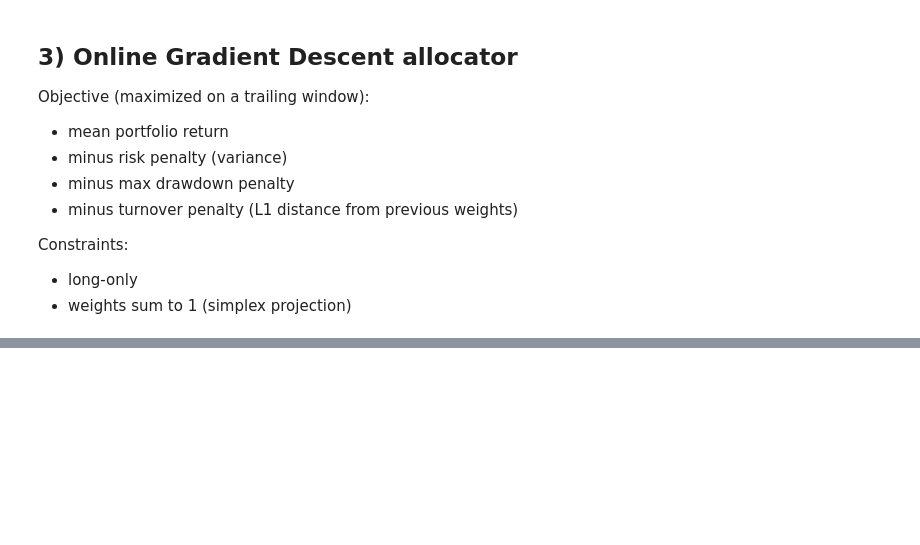
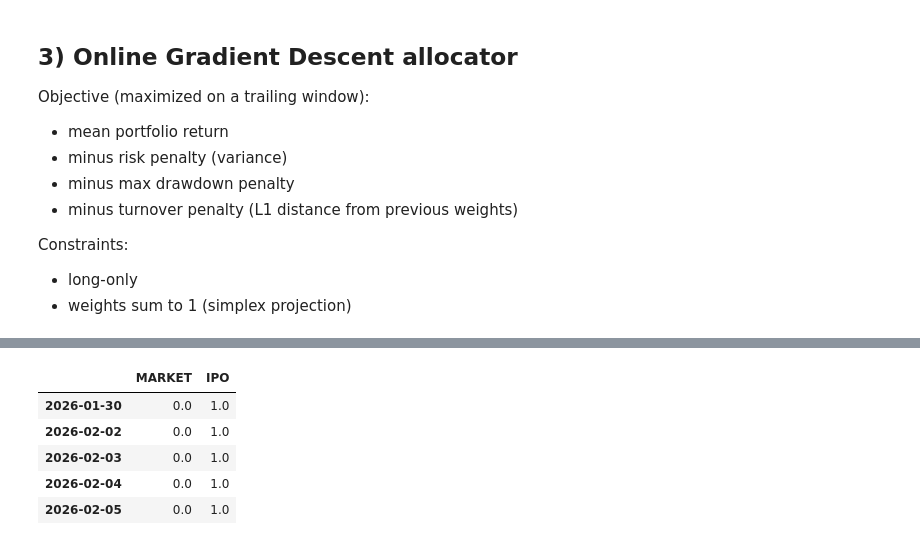
Before and after one commit to shivani9298/STAT-4830-OSO, a Jupyter notebook: Stock_vs_IPO_Online_OGD_Portfolio_Optimizer.ipynb, the cells around one changed output, grey strips where cells are left out. Drawn from its saved outputs; the diff is of its cells as text; code cells hidden in the pictures; blank space fills up the shorter version.

```diff
--- a/Stock_vs_IPO_Online_OGD_Portfolio_Optimizer.ipynb
+++ b/Stock_vs_IPO_Online_OGD_Portfolio_Optimizer.ipynb
@@ -239,22 +255,36 @@ rets.head()
 # %%
-# Walk-forward optimization
+# 4.1 Walk-forward optimization on `rets` (from cell above)
+
+if rets.shape[1] != 2:
+    raise ValueError(f"`rets` should have exactly 2 return columns (market, IPO sleeve). Got shape {rets.shape}.")
+
 window = 252
-alloc = OnlineOGDAllocator(n_assets=rets.shape[1],
-                          window=window,
-                          lr=0.15,
-                          lr_decay=0.999,
-                          risk_aversion=25.0,
-                          drawdown_penalty=5.0,
-                          turnover_penalty=0.10)
+
+alloc = OnlineOGDAllocator(
+    n_assets=rets.shape[1],
+    window=window,
+    lr=0.15,
+    lr_decay=0.999,
+    risk_aversion=25.0,
+    drawdown_penalty=5.0,
+    turnover_penalty=0.10,
+)
 
 weights = []
 out_dates = []
 
 for i in range(window, len(rets)):
-    w = alloc.step(rets.iloc[i-window:i].values)
+    w = alloc.step(rets.iloc[i - window : i].values)
     weights.append(w)
     out_dates.append(rets.index[i])
 
 w_df = pd.DataFrame(weights, index=out_dates, columns=rets.columns)
 w_df.tail()
+# %% [output]
+|  | MARKET | IPO |
+| 2026-01-30 | 0.0 | 1.0 |
+| 2026-02-02 | 0.0 | 1.0 |
+| 2026-02-03 | 0.0 | 1.0 |
+| 2026-02-04 | 0.0 | 1.0 |
+| 2026-02-05 | 0.0 | 1.0 |
 # %%
```
Also changed, not shown: parts of 10 cells of this notebook, 2 other files.
